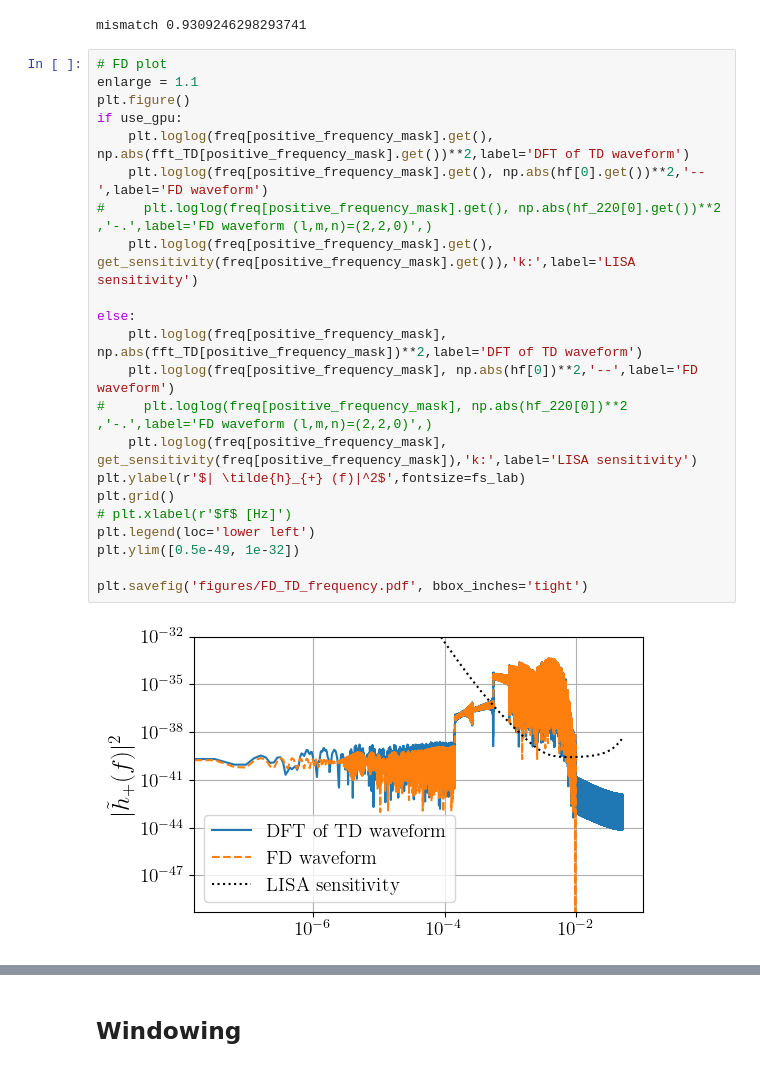
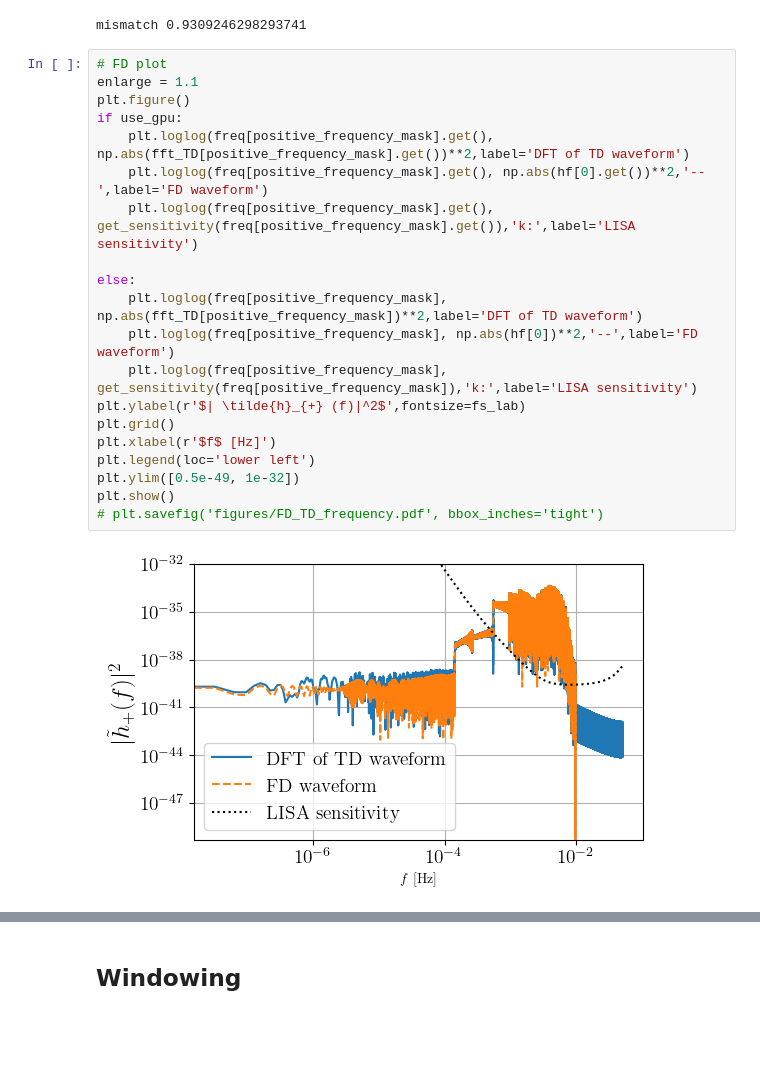
Before and after one commit to lorenzsp/EMRI_FrequencyDomainWaveforms, a Jupyter notebook: Tutorial_FrequencyDomain_Waveforms.ipynb, the cells around one changed output, grey strips where cells are left out. Saved outputs shown, nothing was run; the diff lists cells and outputs as text; blank space fills up the shorter version.

```diff
--- a/Tutorial_FrequencyDomain_Waveforms.ipynb
+++ b/Tutorial_FrequencyDomain_Waveforms.ipynb
@@ -206,27 +200,25 @@ mismatch 0.9309246298293741
 # %%
 # FD plot
 enlarge = 1.1
 plt.figure()
 if use_gpu:
     plt.loglog(freq[positive_frequency_mask].get(), np.abs(fft_TD[positive_frequency_mask].get())**2,label='DFT of TD waveform')
     plt.loglog(freq[positive_frequency_mask].get(), np.abs(hf[0].get())**2,'--',label='FD waveform')
-#     plt.loglog(freq[positive_frequency_mask].get(), np.abs(hf_220[0].get())**2 ,'-.',label='FD waveform (l,m,n)=(2,2,0)',)
     plt.loglog(freq[positive_frequency_mask].get(), get_sensitivity(freq[positive_frequency_mask].get()),'k:',label='LISA sensitivity')
 
 else:
     plt.loglog(freq[positive_frequency_mask], np.abs(fft_TD[positive_frequency_mask])**2,label='DFT of TD waveform')
     plt.loglog(freq[positive_frequency_mask], np.abs(hf[0])**2,'--',label='FD waveform')
-#     plt.loglog(freq[positive_frequency_mask], np.abs(hf_220[0])**2 ,'-.',label='FD waveform (l,m,n)=(2,2,0)',)
     plt.loglog(freq[positive_frequency_mask], get_sensitivity(freq[positive_frequency_mask]),'k:',label='LISA sensitivity')
 plt.ylabel(r'$| \tilde{h}_{+} (f)|^2$',fontsize=fs_lab)
 plt.grid()
-# plt.xlabel(r'$f$ [Hz]')
+plt.xlabel(r'$f$ [Hz]')
 plt.legend(loc='lower left')
 plt.ylim([0.5e-49, 1e-32])
-
-plt.savefig('figures/FD_TD_frequency.pdf', bbox_inches='tight')
+plt.show()
+# plt.savefig('figures/FD_TD_frequency.pdf', bbox_inches='tight')
 # %% [output]
-[figure, old version]
+[figure, new version]
 # %%
 # TD plot
 time_array = np.arange(0,len(data_channels_td[0]))*dt
```
Also changed, not shown: parts of 13 cells of this notebook, 2 other files.
